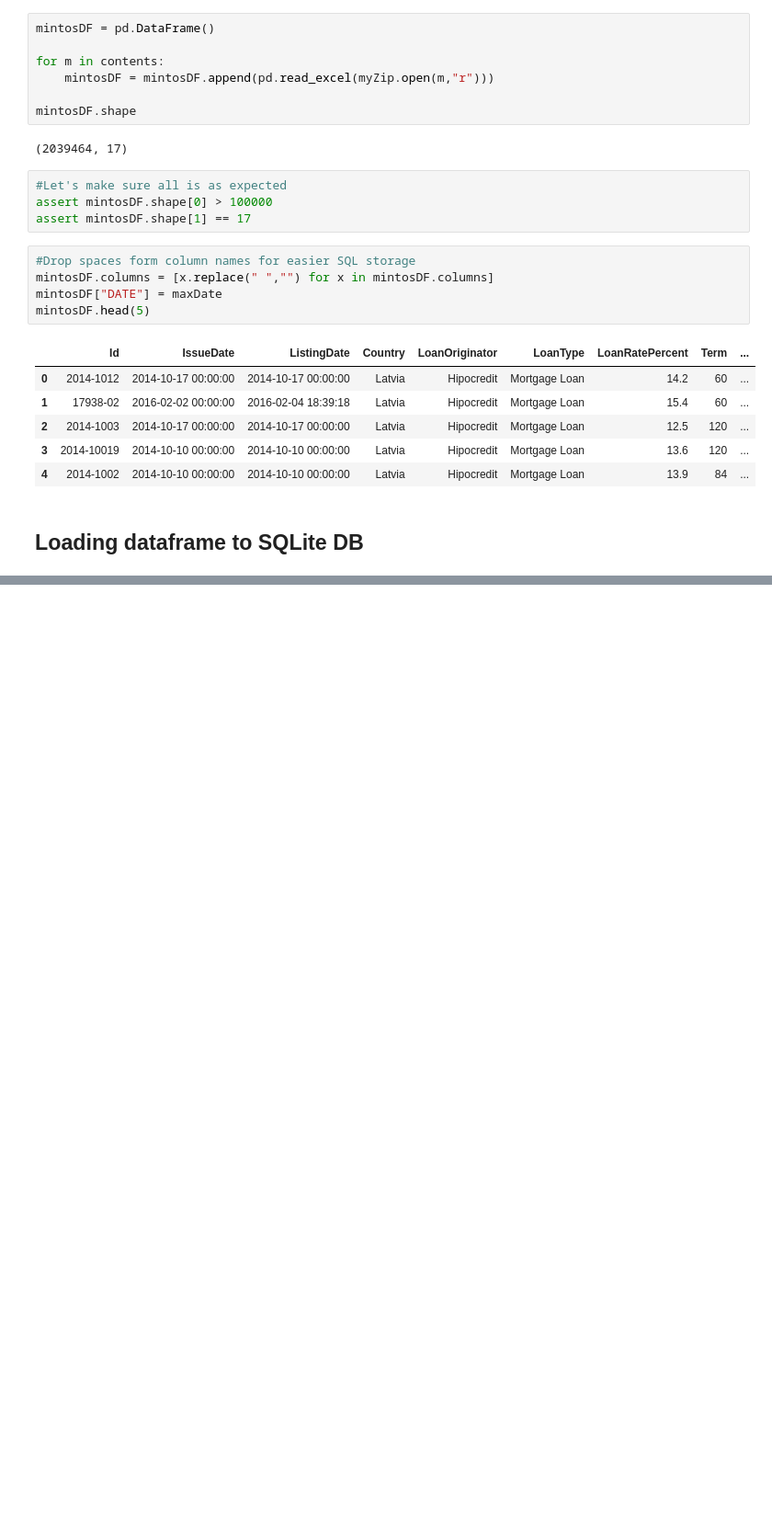
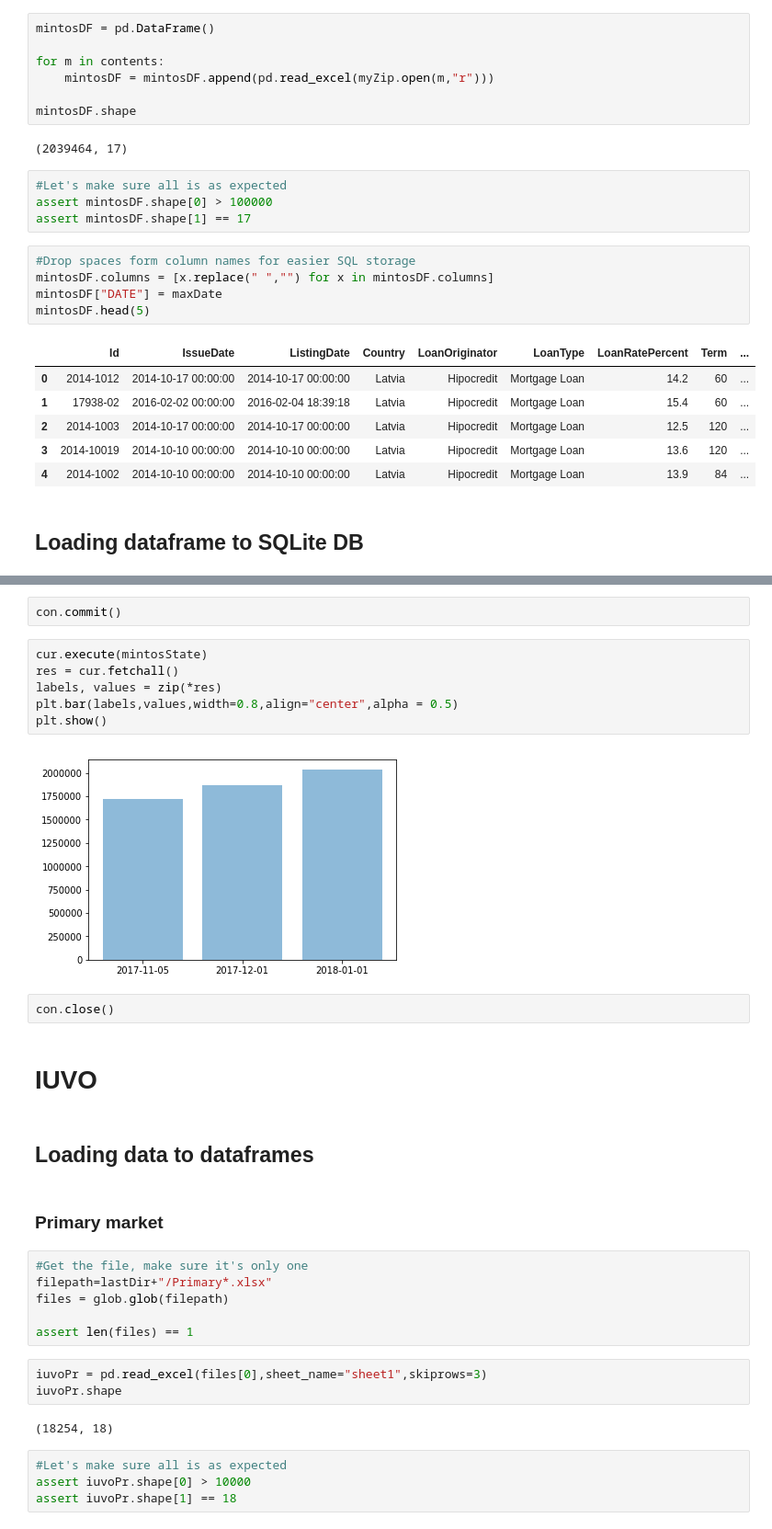
Before and after one commit to hpiyankov/P2PScripts, a Jupyter notebook: LoadDataToSQL.ipynb, the cells around one changed output, grey strips where cells are left out. Shown: that part at 92% size. Drawn from its saved outputs; the diff is of its cells as text; blank space fills up the shorter version.

```diff
--- a/LoadDataToSQL.ipynb
+++ b/LoadDataToSQL.ipynb
@@ -69,0 +132,33 @@ con = sql.connect(path+"\Mintos_bup.db")
+# %%
+con.commit()
+# %%
+cur.execute(mintosState)
+res = cur.fetchall()
+labels, values = zip(*res)
+plt.bar(labels,values,width=0.8,align="center",alpha = 0.5)
+plt.show()
+# %% [output]
+[figure, added]
+# %%
+con.close()
+# %% [markdown]
+# IUVO
+# %% [markdown]
+## Loading data to dataframes
+# %% [markdown]
+### Primary market
+# %%
+#Get the file, make sure it's only one
+filepath=lastDir+"/Primary*.xlsx"
+files = glob.glob(filepath)
+
+assert len(files) == 1
+# %%
+iuvoPr = pd.read_excel(files[0],sheet_name="sheet1",skiprows=3)
+iuvoPr.shape
+# %% [output]
+(18254, 18)
+# %%
+#Let's make sure all is as expected
+assert iuvoPr.shape[0] > 10000
+assert iuvoPr.shape[1] == 18
```
Also changed, not shown: parts of 33 cells of this notebook.
